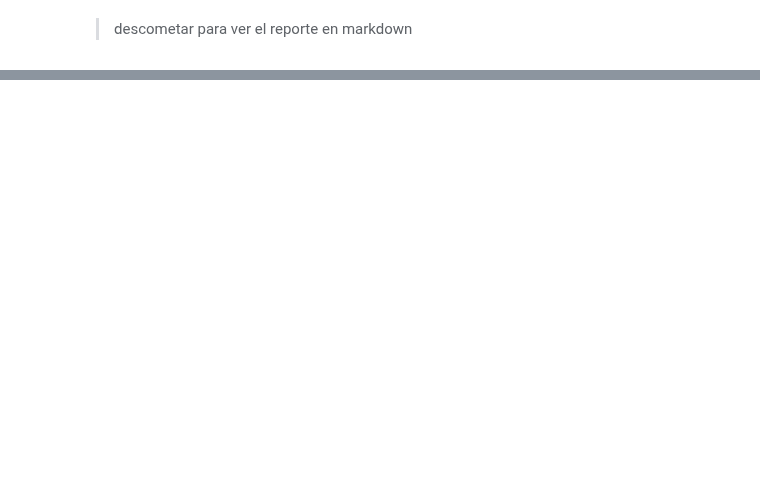
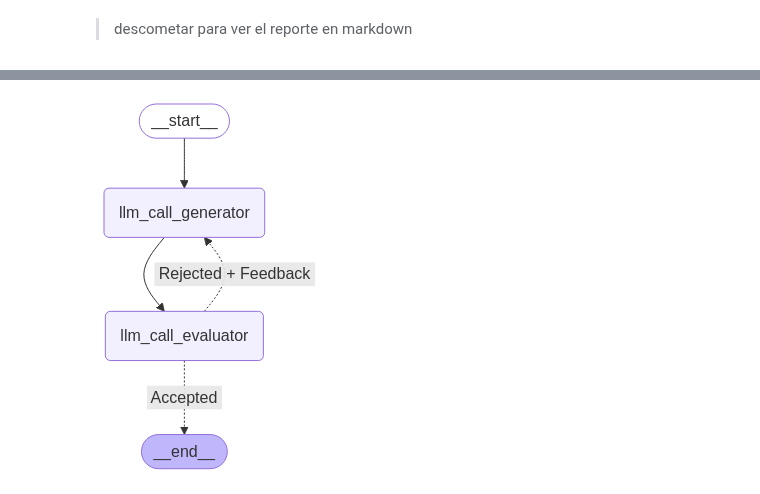
Before and after one commit to sstuardo/langgraph-agents, a Jupyter notebook: agent_with_state.ipynb, the cells around one changed output, grey strips where cells are left out. Cells and saved outputs as stored; diff of their text form; code cells hidden in the pictures; blank space fills up the shorter version.

Commit message:
Feature: finish evaluator-optimizer

```diff
--- a/agent_with_state.ipynb
+++ b/agent_with_state.ipynb
@@ -635,3 +642,22 @@ Los agentes pueden pausar para recibir comentarios humanos en puntos de control
 Los agentes pueden manejar tareas sofisticadas, pero su implementación suele ser sencilla. Normalmente, son solo LLM utilizando herramientas basadas en comentarios ambientales en un ciclo. Por lo tanto, es crucial diseñar los conjuntos de herramientas y su documentación de manera clara y reflexiva. Ampliamos las mejores prácticas para el desarrollo de herramientas en el Apéndice 2 ("Ingeniería de prompts para tus herramientas").
 
 ![evaluator](img/evaluator-optimizer-stop.png)
+# %%
+# Schema for structured output to use in evaluation
+class Feedback(BaseModel):
+    """Feedback from the LLM"""
+    grade: Literal["good", "bad"] = Field(
+        description="Grade of the feedback"
+    )
+    feedback: str = Field(
+        description="Feedback from the LLM. if the grade is good, the feedback is empty."
+    )
+
+evaluator = llm.with_structured_output(Feedback)
+# %%
+# Graph
+class State(TypedDict):
+    texto: str
+    topic: str
+    feedback: str
+    good_or_bad: str
@@ -637,0 +693,28 @@ Los agentes pueden manejar tareas sofisticadas, pero su implementación suele se
+# %%
+# Workflow
+optimizer_builder = StateGraph(State)
+
+# Add Nodes
+optimizer_builder.add_node("llm_call_generator", llm_call_generator)
+optimizer_builder.add_node("llm_call_evaluator", llm_call_evaluator)
+
+
+# Add Edges
+optimizer_builder.add_edge(START, "llm_call_generator")
+optimizer_builder.add_edge("llm_call_generator", "llm_call_evaluator")
+optimizer_builder.add_conditional_edges(
+    "llm_call_evaluator",
+    route_text,
+    {  # Name returned by route_text : Name de the next node to visit
+        "Accepted": END,
+        "Rejected + Feedback": "llm_call_generator"
+    },
+)
+
+# Compile the workflow
+optimizer_workflow = optimizer_builder.compile()
+
+# Show the workflow
+display(Image(optimizer_workflow.get_graph().draw_mermaid_png()))
+# %% [output]
+[figure, added]
```
Also changed, not shown: parts of 13 cells of this notebook, 1 other file.
